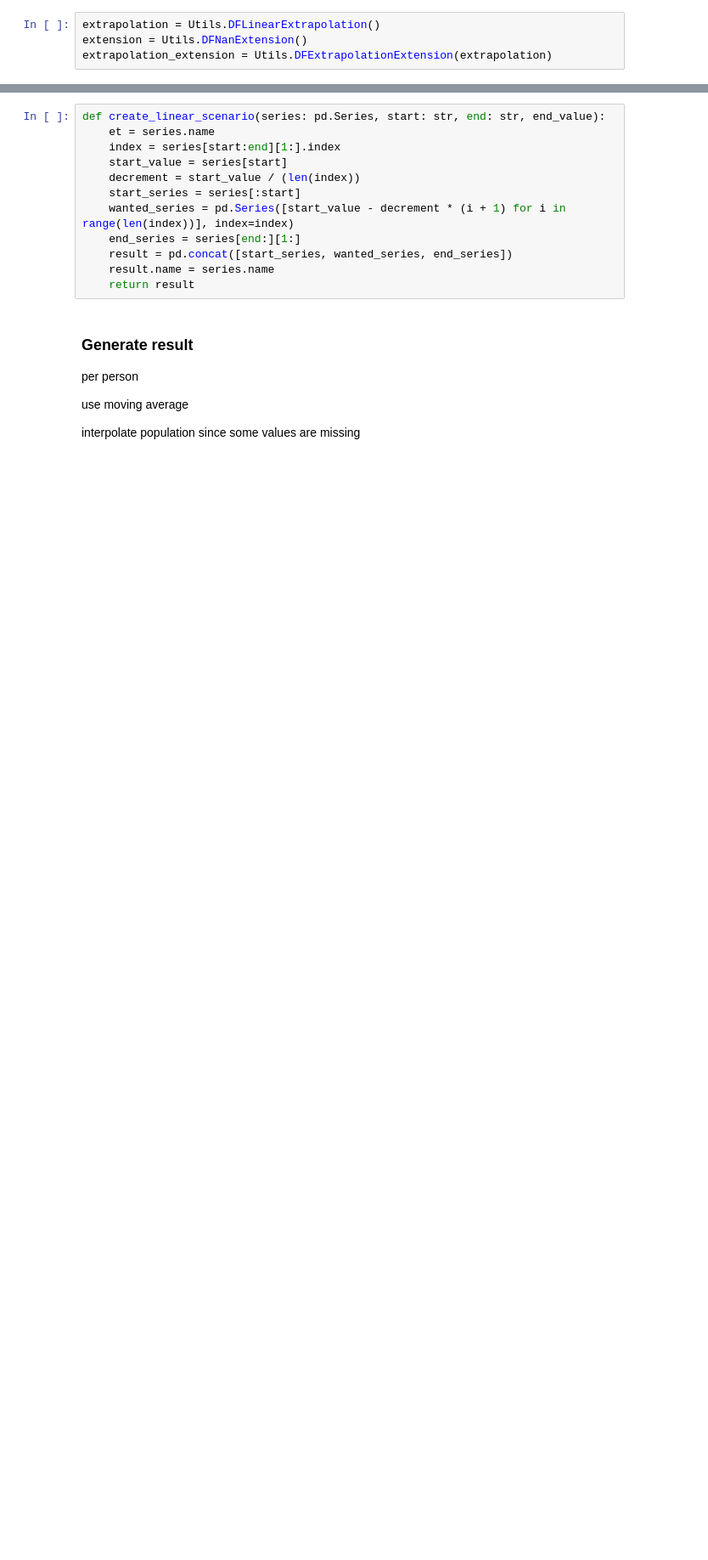
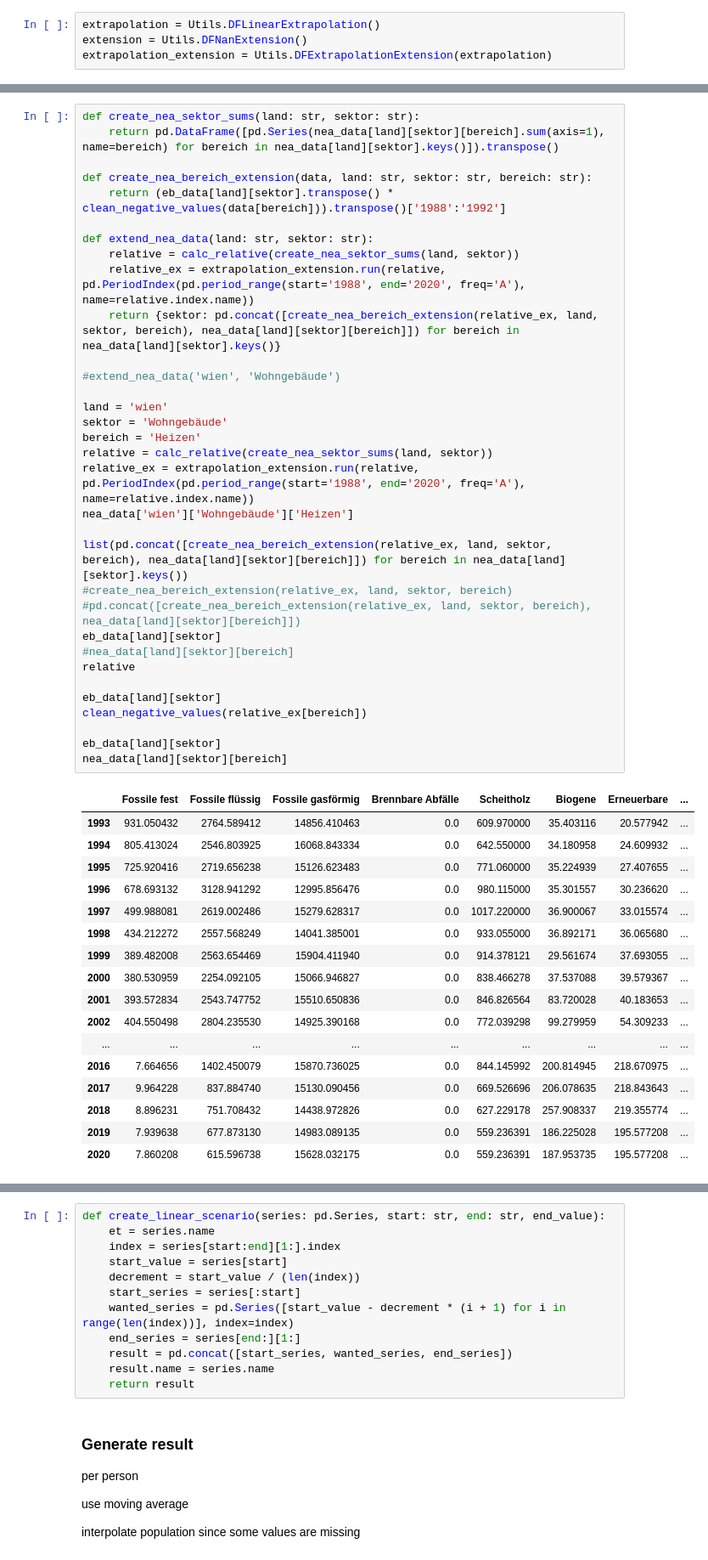
Before and after one commit to tiZyJoshi/MasterProject, a Jupyter notebook: result.ipynb, the cells around one changed output, grey strips where cells are left out. Shown at 85% size. Drawn from its saved outputs; the diff is of its cells as text; blank space fills up the shorter version.

```diff
--- a/result.ipynb
+++ b/result.ipynb
@@ -86 +68,52 @@ def run_scenario(df: pd.DataFrame, wanted: pd.Series):
+# %%
+def create_nea_sektor_sums(land: str, sektor: str):
+    return pd.DataFrame([pd.Series(nea_data[land][sektor][bereich].sum(axis=1), name=bereich) for bereich in nea_data[land][sektor].keys()]).transpose()
+
+def create_nea_bereich_extension(data, land: str, sektor: str, bereich: str):
+    return (eb_data[land][sektor].transpose() * clean_negative_values(data[bereich])).transpose()['1988':'1992']
+
+def extend_nea_data(land: str, sektor: str):
+    relative = calc_relative(create_nea_sektor_sums(land, sektor))
+    relative_ex = extrapolation_extension.run(relative, pd.PeriodIndex(pd.period_range(start='1988', end='2020', freq='A'), name=relative.index.name))
+    return {sektor: pd.concat([create_nea_bereich_extension(relative_ex, land, sektor, bereich), nea_data[land][sektor][bereich]]) for bereich in nea_data[land][sektor].keys()}
+
+#extend_nea_data('wien', 'Wohngebäude')
+
+land = 'wien'
+sektor = 'Wohngebäude'
+bereich = 'Heizen'
+relative = calc_relative(create_nea_sektor_sums(land, sektor))
+relative_ex = extrapolation_extension.run(relative, pd.PeriodIndex(pd.period_range(start='1988', end='2020', freq='A'), name=relative.index.name))
+nea_data['wien']['Wohngebäude']['Heizen']
+
+list(pd.concat([create_nea_bereich_extension(relative_ex, land, sektor, bereich), nea_data[land][sektor][bereich]]) for bereich in nea_data[land][sektor].keys())
+#create_nea_bereich_extension(relative_ex, land, sektor, bereich)
+#pd.concat([create_nea_bereich_extension(relative_ex, land, sektor, bereich), nea_data[land][sektor][bereich]])
+eb_data[land][sektor]
+#nea_data[land][sektor][bereich]
+relative
+
+eb_data[land][sektor]
+clean_negative_values(relative_ex[bereich])
+
+eb_data[land][sektor]
+nea_data[land][sektor][bereich]
+# %% [output]
+|  | Fossile fest | Fossile flüssig | Fossile gasförmig | Brennbare Abfälle | Scheitholz | Biogene | Erneuerbare | ... |
+| 1993 | 931.050432 | 2764.589412 | 14856.410463 | 0.0 | 609.970000 | 35.403116 | 20.577942 | ... |
+| 1994 | 805.413024 | 2546.803925 | 16068.843334 | 0.0 | 642.550000 | 34.180958 | 24.609932 | ... |
+| 1995 | 725.920416 | 2719.656238 | 15126.623483 | 0.0 | 771.060000 | 35.224939 | 27.407655 | ... |
+| 1996 | 678.693132 | 3128.941292 | 12995.856476 | 0.0 | 980.115000 | 35.301557 | 30.236620 | ... |
+| 1997 | 499.988081 | 2619.002486 | 15279.628317 | 0.0 | 1017.220000 | 36.900067 | 33.015574 | ... |
+| 1998 | 434.212272 | 2557.568249 | 14041.385001 | 0.0 | 933.055000 | 36.892171 | 36.065680 | ... |
+| 1999 | 389.482008 | 2563.654469 | 15904.411940 | 0.0 | 914.378121 | 29.561674 | 37.693055 | ... |
+| 2000 | 380.530959 | 2254.092105 | 15066.946827 | 0.0 | 838.466278 | 37.537088 | 39.579367 | ... |
+| 2001 | 393.572834 | 2543.747752 | 15510.650836 | 0.0 | 846.826564 | 83.720028 | 40.183653 | ... |
+| 2002 | 404.550498 | 2804.235530 | 14925.390168 | 0.0 | 772.039298 | 99.279959 | 54.309233 | ... |
+| ... | ... | ... | ... | ... | ... | ... | ... | ... |
+| 2016 | 7.664656 | 1402.450079 | 15870.736025 | 0.0 | 844.145992 | 200.814945 | 218.670975 | ... |
+| 2017 | 9.964228 | 837.884740 | 15130.090456 | 0.0 | 669.526696 | 206.078635 | 218.843643 | ... |
+| 2018 | 8.896231 | 751.708432 | 14438.972826 | 0.0 | 627.229178 | 257.908337 | 219.355774 | ... |
+| 2019 | 7.939638 | 677.873130 | 14983.089135 | 0.0 | 559.236391 | 186.225028 | 195.577208 | ... |
+| 2020 | 7.860208 | 615.596738 | 15628.032175 | 0.0 | 559.236391 | 187.953735 | 195.577208 | ... |
 # %%
```
Also changed, not shown: parts of 6 cells of this notebook, 9 other files.
